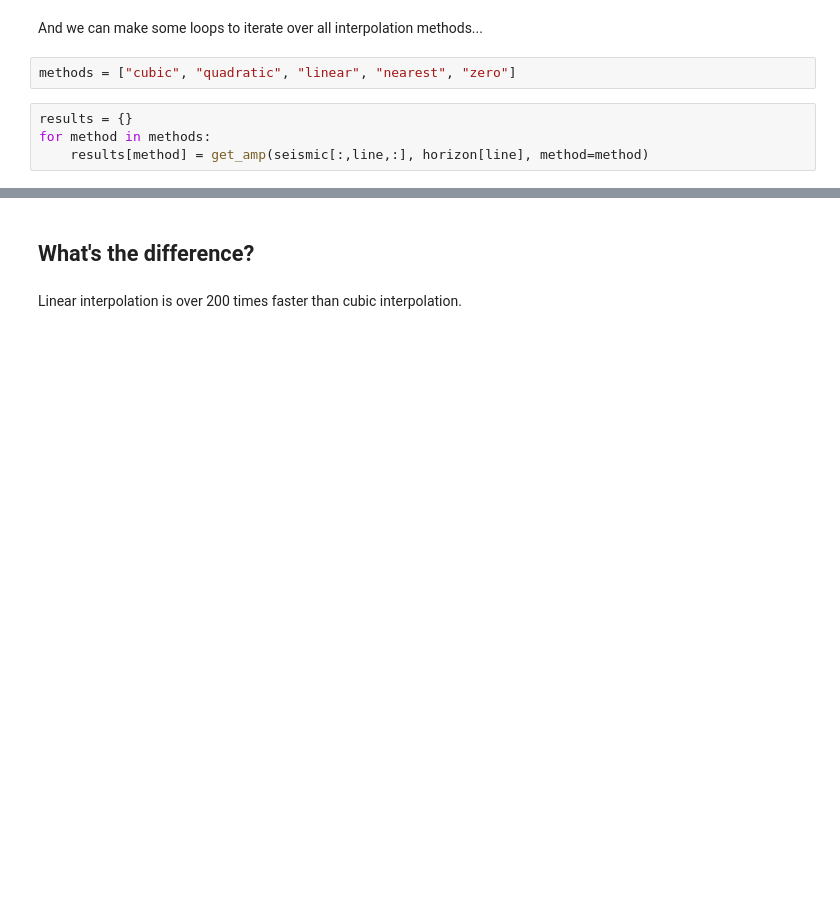
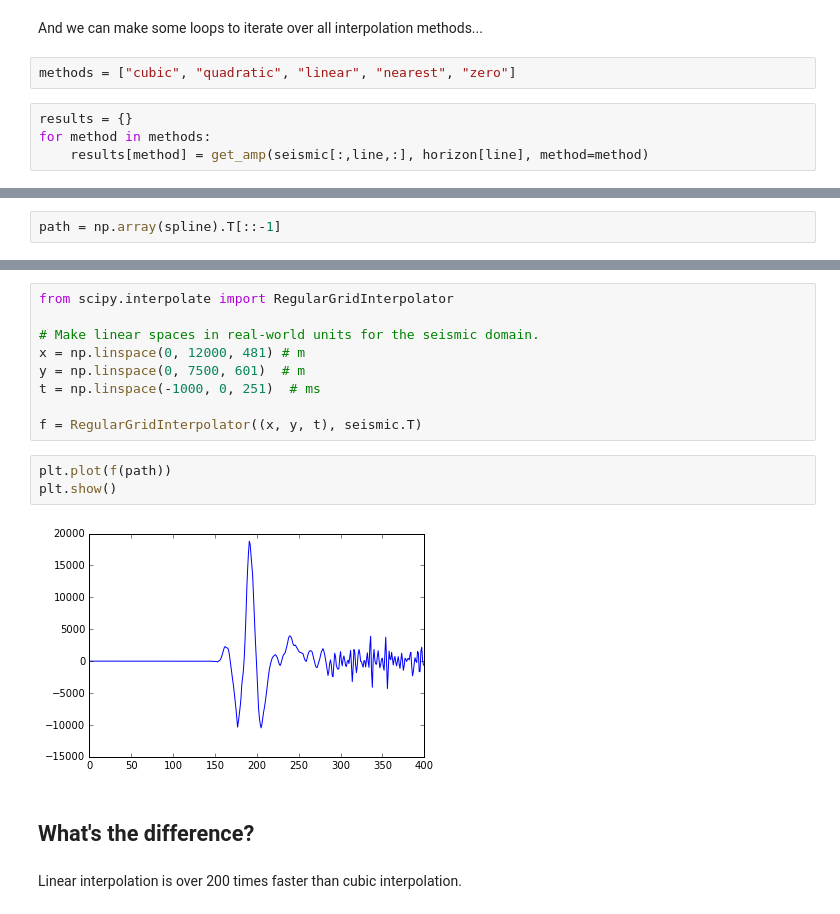
Before and after one commit to kwinkunks/notebooks, a Jupyter notebook: Horizons_and_attributes-TLE.ipynb, the cells around one changed output, grey strips where cells are left out. Saved outputs shown, nothing was run; the diff lists cells and outputs as text; blank space fills up the shorter version.

```diff
--- a/Horizons_and_attributes-TLE.ipynb
+++ b/Horizons_and_attributes-TLE.ipynb
@@ -356,0 +397,2 @@ plt.show()
+# %%
+path = np.array(spline).T[::-1]
@@ -357,3 +401,17 @@ plt.show()
+# %%
+from scipy.interpolate import RegularGridInterpolator
+
+# Make linear spaces in real-world units for the seismic domain.
+x = np.linspace(0, 12000, 481) # m
+y = np.linspace(0, 7500, 601)  # m
+t = np.linspace(-1000, 0, 251)  # ms
+
+f = RegularGridInterpolator((x, y, t), seismic.T)
+# %%
+plt.plot(f(path))
+plt.show()
+# %% [output]
+[figure, added]
 # %% [markdown]
 ## What's the difference?
 # %% [markdown]
```
Also changed, not shown: parts of 22 cells of this notebook.
